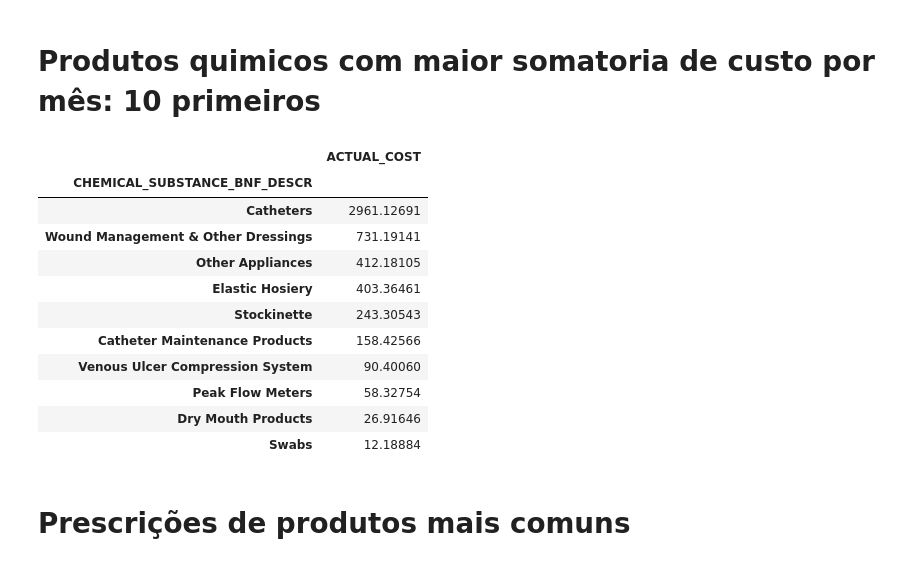
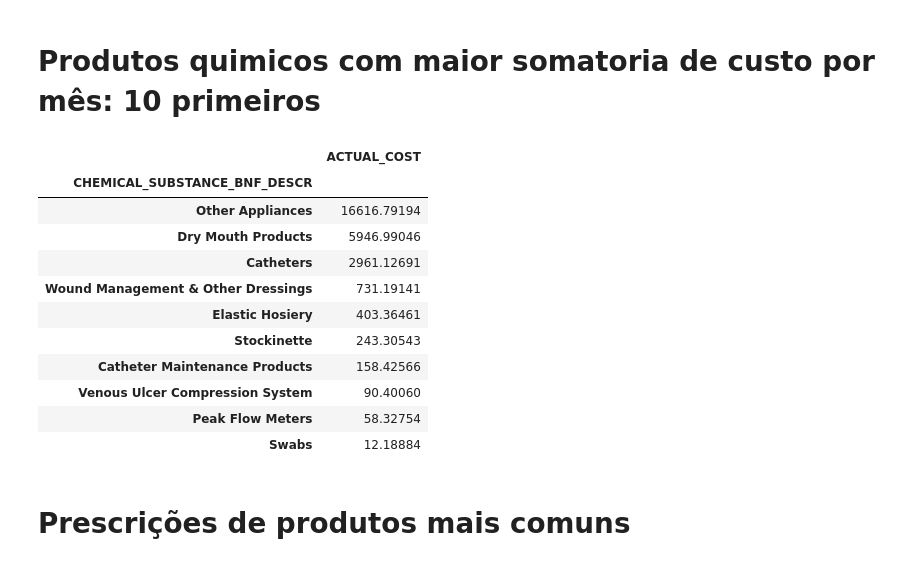
Before and after one commit to Dalerem/projeto, a Jupyter notebook: desafio.ipynb, the cells around one changed output. Saved outputs shown, nothing was run; the diff lists cells and outputs as text; code cells hidden in the pictures.

```diff
--- a/desafio.ipynb
+++ b/desafio.ipynb
@@ -70,22 +103,34 @@ plt.show()
 # Produtos quimicos com maior somatoria de custo por mês: 10 primeiros
 # %%
 def somatoria():
-    somatoria_custos = dados_df[['CHEMICAL_SUBSTANCE_BNF_DESCR', 'ACTUAL_COST']].groupby('CHEMICAL_SUBSTANCE_BNF_DESCR').sum()
+    """
+        Produtos com maior somatoria de custo por meês
+
+    Metodos:
+
+    groupby = agrupamento
+    sum() = somatoria
+    sort_values = ordernar
+    head(10) = 10 primeiras linhas
+
+
+    """
+    somatoria_custos = dados_df[['CHEMICAL_SUBSTANCE_BNF_DESCR', 'ACTUAL_COST']].groupby('CHEMICAL_SUBSTANCE_BNF_DESCR')
     return somatoria_custos
 
-display((somatoria()).sort_values('ACTUAL_COST', ascending=False).head(10))
+display((somatoria()).sum().sort_values('ACTUAL_COST', ascending=False).head(10))
 # %% [output]
 |  | ACTUAL_COST |
 | CHEMICAL_SUBSTANCE_BNF_DESCR |  |
+| Other Appliances | 16616.79194 |
+| Dry Mouth Products | 5946.99046 |
 | Catheters | 2961.12691 |
 | Wound Management & Other Dressings | 731.19141 |
-| Other Appliances | 412.18105 |
 | Elastic Hosiery | 403.36461 |
 | Stockinette | 243.30543 |
 | Catheter Maintenance Products | 158.42566 |
 | Venous Ulcer Compression System | 90.40060 |
 | Peak Flow Meters | 58.32754 |
-| Dry Mouth Products | 26.91646 |
 | Swabs | 12.18884 |
 # %% [markdown]
 # Prescrições de produtos mais comuns
```
Also changed, not shown: parts of 13 cells of this notebook.
